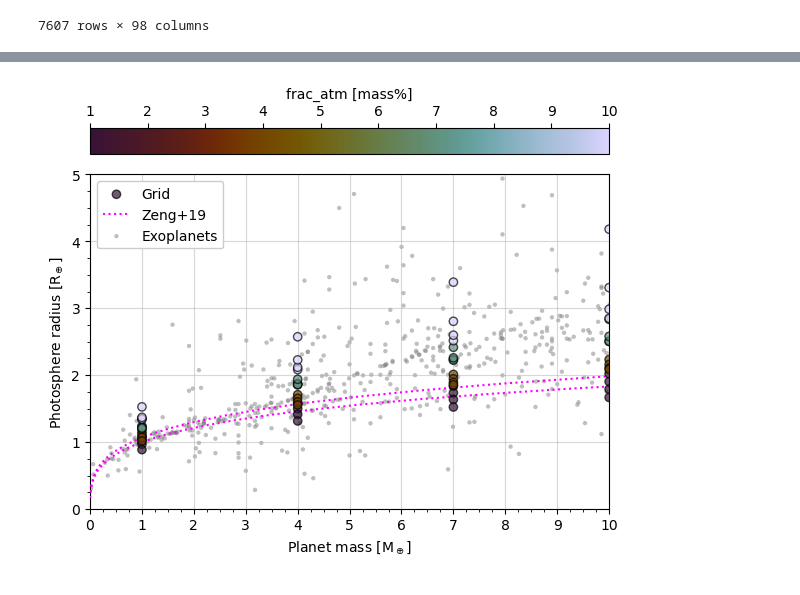
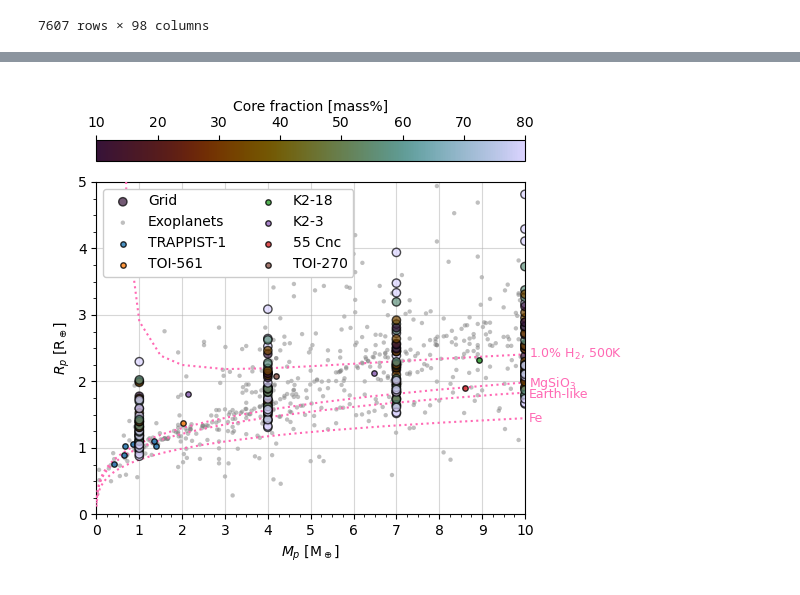
Before and after one commit to nichollsh/AGNI, a Jupyter notebook: misc/grid_plot.ipynb, the cells around one changed output, grey strips where cells are left out. Cells and saved outputs as stored; diff of their text form; code cells hidden in the pictures.

```diff
--- a/misc/grid_plot.ipynb
+++ b/misc/grid_plot.ipynb
@@ -232,7 +240,7 @@ plt.show()
 fig, axs = plt.subplots(2,1, figsize=(7,7))
 (axt, axb) = axs
 
-key = "mass_tot"
+key = "instellation"
 zunit = units[key][0]
 norm = mpl.colors.Normalize(vmin=np.amin(data[key])*zunit, vmax=np.amax(data[key])*zunit)
 sm = mpl.cm.ScalarMappable(norm=norm, cmap=batlow)
@@ -262,7 +270,7 @@ for ax in axs:
     ax.invert_yaxis()
     ax.grid(zorder=-2, alpha=0.5)
 
-fig.colorbar(sm, ax=axt, label=f"{key} [{units[key][2]}]", location='top')
+fig.colorbar(sm, ax=axt, label=units[key][2], location='top')
 
 fig.tight_layout()
 fig.align_ylabels()
@@ -273,46 +281,81 @@ plt.show()
+# %%
+exo_named = [["TRAPPIST-1 b","TRAPPIST-1 c", "TRAPPIST-1 d", "TRAPPIST-1 e", "TRAPPIST-1 f", "TRAPPIST-1 g"],
+            #  ["L 98-59 b", "L 98-59 c", "L 98-59 d", "L 98-59 e"],
+             ["TOI-561 b"],
+             ["K2-18 b",],
+             ["K2-3 b", "K2-3 c"],
+             ["55 Cnc Ae"],
+             ["TOI-270 d"]
+            ]
+
+exo_colors = [
+    "tab:blue", "tab:orange", "tab:green", "tab:purple", "tab:red", "tab:brown",
+]
 # %%
 fig,ax = plt.subplots(1,1, figsize=(6,5))
 
 xlim = (0, 10)
 ylim = (0, 5)
 
-key = "frac_atm"
+key = "frac_core"
 zunit = units[key][0]
 norm = mpl.colors.Normalize(vmin=np.amin(data[key])*zunit, vmax=np.amax(data[key])*zunit)
 sm = mpl.cm.ScalarMappable(norm=norm, cmap=glasgow)
 
 # Grid results
 c = [sm.to_rgba(z) for z in data[key]*zunit]
 ax.scatter(data["mass_tot"], data["r_phot"]/R_earth, zorder=10, alpha=0.7, edgecolors='k', c=c, label="Grid")
 
 # Zeng2019 curve for pure MgSiO3
-x,y = mr_curves[r"MgSiO$_3$"]
-ax.plot(x,y, zorder=7, ls='dotted', color='magenta', label="Zeng+19")
-x,y = mr_curves[r"Earth-like"]
-ax.plot(x,y, zorder=7, ls='dotted', color='magenta')
+for i,k in enumerate((r"1.0% H$_2$, 500K", r"MgSiO$_3$", r"Earth-like", "Fe")):
+    x,y = mr_curves[k]
+    col = 'hotpink'
+    label = ""
+    # if i == 0:
+    #     label = "Zeng+19"
+    ax.plot(x,y, zorder=7, ls='dotted', color=col, label=label)
+    x0 = xlim[1]*1.01
+    y0 = y[np.argmin(np.abs(x-x0))]
+    ax.text(x0, y0, k, ha='left', va='center', color=col, fontsize=9)
 
 # Exoplanets
 ax.scatter(exo_dat["mass"] * unit_Mjup / unit_Mear,
            exo_dat["radius"] * unit_Rjup / unit_Rear,
             color='gray', s=10, alpha=0.5, zorder=0, label="Exoplanets", edgecolors='none', rasterized=True)
 
+# Named exoplanets
+for j,s in enumerate(exo_named):
+    col = exo_colors[j]
+    for i,p in enumerate(s):
+        if i == 0:
+            lbl = p[:-2]
+        else:
+            lbl = None
+        row = exo_dat.loc[exo_dat['name'] == p].iloc[0]
 
-ax.set_xlabel(r"Planet mass [M$_\oplus$]")
+        x = row["mass"] * unit_Mjup / unit_Mear
+        y = row["radius"] * unit_Rjup / unit_Rear
+
+        a = ax.scatter(x,y, s=15, label=lbl, alpha=0.8, zorder=8, color=col, lw=1, ec='k')
+
+
+ax.set_xlabel(r"$M_p$ [M$_\oplus$]")
 ax.xaxis.set_major_locator(mpl.ticker.MultipleLocator(1.0))
 ax.xaxis.set_minor_locator(mpl.ticker.MultipleLocator(0.25))
 ax.set_xlim(xlim)
 
-ax.set_ylabel(r"Photosphere radius [R$_\oplus$]")
+ax.set_ylabel(r"$R_p$ [R$_\oplus$]")
 ax.yaxis.set_major_locator(mpl.ticker.MultipleLocator(1.0))
 ax.yaxis.set_minor_locator(mpl.ticker.MultipleLocator(0.25))
 ax.set_ylim(ylim)
 
-ax.legend(framealpha=1)
+leg = ax.legend(framealpha=1, ncols=2)
+leg.set_zorder(100)
 ax.grid(alpha=0.5, zorder=-2)
-fig.colorbar(sm, ax=ax, label=f"{key} [{units[key][2]}]", location='top')
+fig.colorbar(sm, ax=ax, label=units[key][2], location='top')
 
 fig.tight_layout()
 fig.savefig(os.path.join(output_dir, "mass_radius.pdf"), dpi=300, bbox_inches='tight')
 plt.show()
 # %% [output]
-[figure, old version]
+[figure, new version]
```
Also changed, not shown: parts of 5 cells of this notebook, 2 other files.
